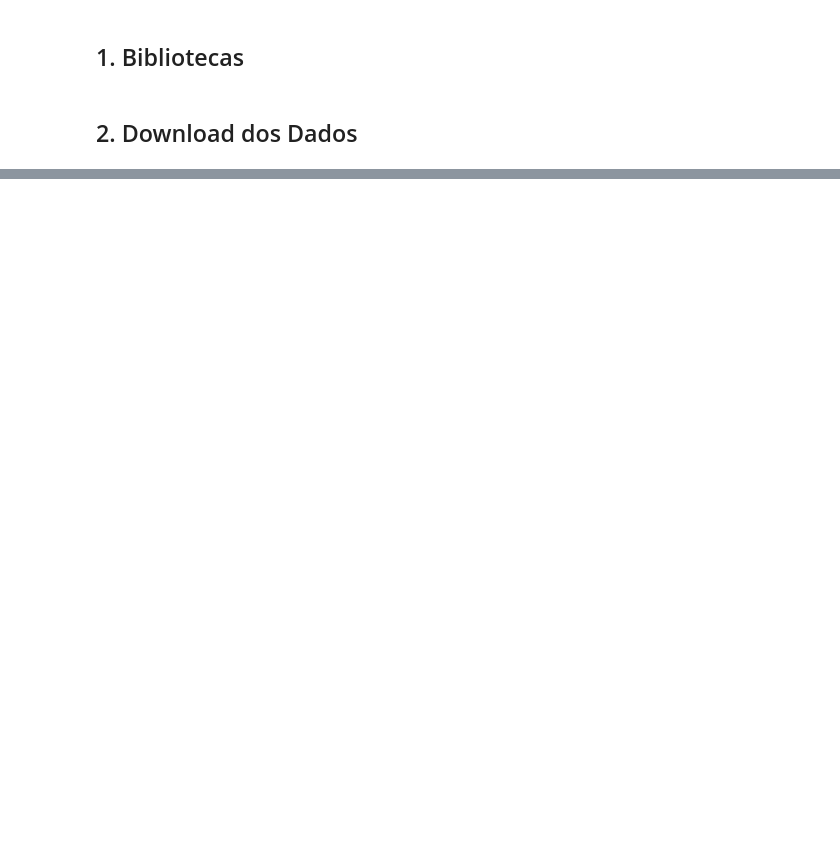
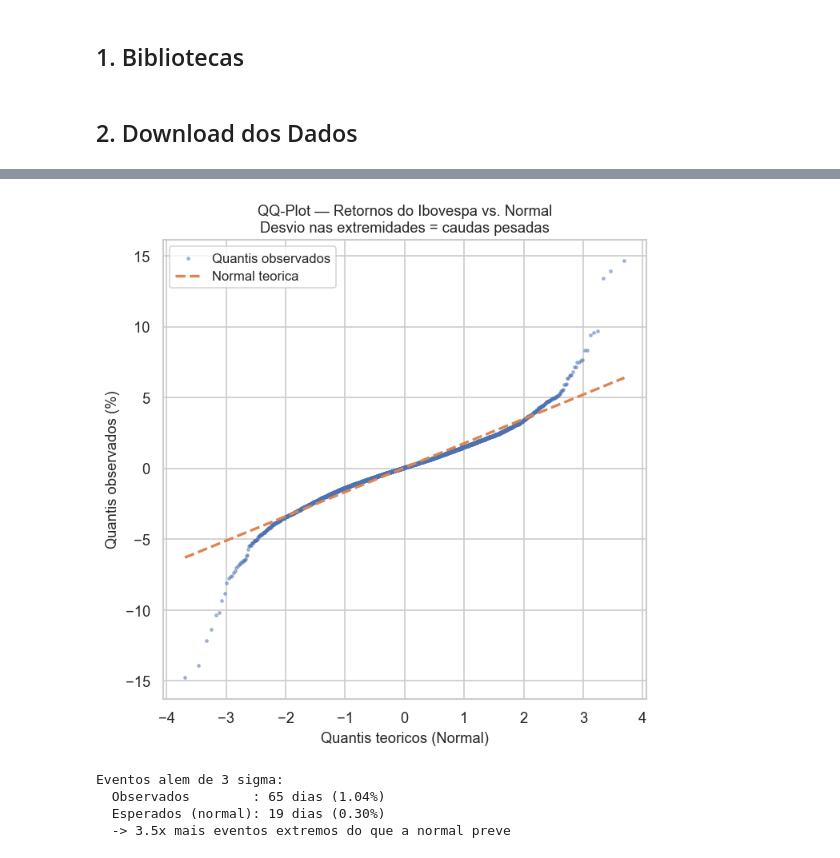
Before and after one commit to jescoelho/ciencia-dados, a Jupyter notebook: notebooks/fundamentos/03_medias_distribuicoes_probabilidade.ipynb, the cells around one changed output, grey strips where cells are left out. Drawn from its saved outputs; the diff is of its cells as text; code cells hidden in the pictures; blank space fills up the shorter version.

```diff
--- a/notebooks/fundamentos/03_medias_distribuicoes_probabilidade.ipynb
+++ b/notebooks/fundamentos/03_medias_distribuicoes_probabilidade.ipynb
@@ -569,0 +295,26 @@ Exemplos em risco de mercado:
+# %%
+fig, ax = plt.subplots(figsize=(6, 6))
+qq = stats.probplot(ret_vals, dist="norm", plot=None)
+teor, obs = qq[0]
+ax.scatter(teor, obs * 100, s=4, alpha=0.4, color="#4C72B0", label="Quantis observados")
+x_ref = np.array([teor.min(), teor.max()])
+ax.plot(x_ref, (mu + sigma * x_ref) * 100, color="#DD8452", linewidth=2, linestyle="--", label="Normal teorica")
+ax.set_xlabel("Quantis teoricos (Normal)", fontsize=11)
+ax.set_ylabel("Quantis observados (%)", fontsize=11)
+ax.set_title("QQ-Plot — Retornos do Ibovespa vs. Normal\nDesvio nas extremidades = caudas pesadas", fontsize=11)
+ax.legend(fontsize=10)
+plt.tight_layout()
+plt.show()
+
+extremos = ret_vals[np.abs(ret_vals) > 3 * sigma]
+esperado_normal = len(ret_vals) * 0.003
+print(f"Eventos alem de 3 sigma:")
+print(f"  Observados        : {len(extremos):,} dias ({len(extremos)/len(ret_vals)*100:.2f}%)")
+print(f"  Esperados (normal): {esperado_normal:.0f} dias (0.30%)")
+print(f"  -> {len(extremos)/esperado_normal:.1f}x mais eventos extremos do que a normal preve")
+# %% [output]
+[figure, added]
+Eventos alem de 3 sigma:
+  Observados        : 65 dias (1.04%)
+  Esperados (normal): 19 dias (0.30%)
+  -> 3.5x mais eventos extremos do que a normal preve
```
Also changed, not shown: parts of 44 cells of this notebook.
